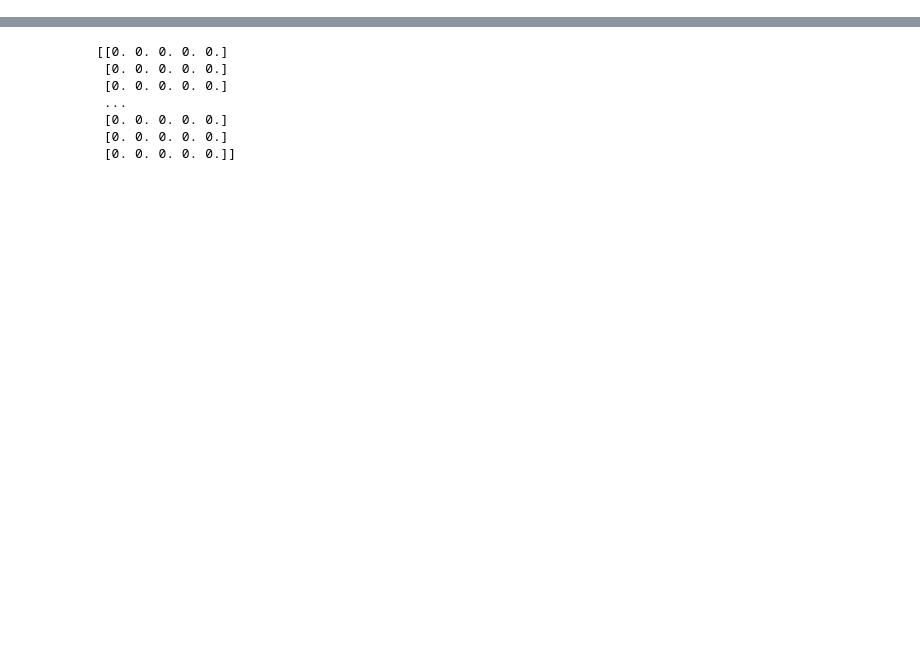
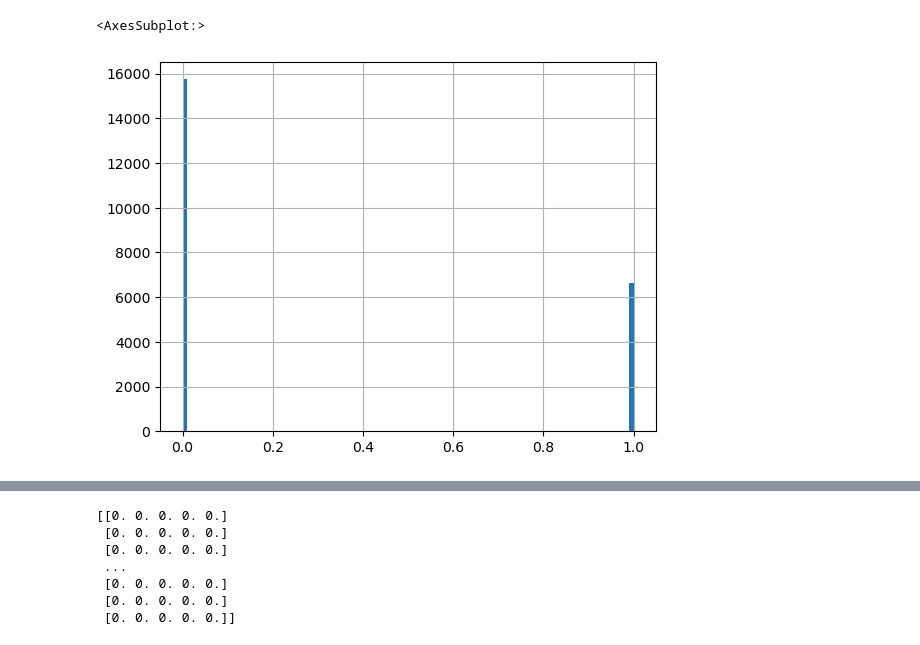
Before and after one commit to FriedemannClaus/ml-kurs-ws22, a Jupyter notebook: Projekt.ipynb, the cells around one changed output, grey strips where cells are left out. Saved outputs shown, nothing was run; the diff lists cells and outputs as text; code cells hidden in the pictures; blank space fills up the shorter version.

```diff
--- a/Projekt.ipynb
+++ b/Projekt.ipynb
@@ -17,3 +19,6 @@ data['totalAmount'].hist(bins=50)
 [figure]
 # %%
-data.hist(bins=100)
+train['returnLabel'].hist(bins=100)
+# %% [output]
+<AxesSubplot:>
+[figure, added]
```
Also changed, not shown: parts of 12 cells of this notebook.
